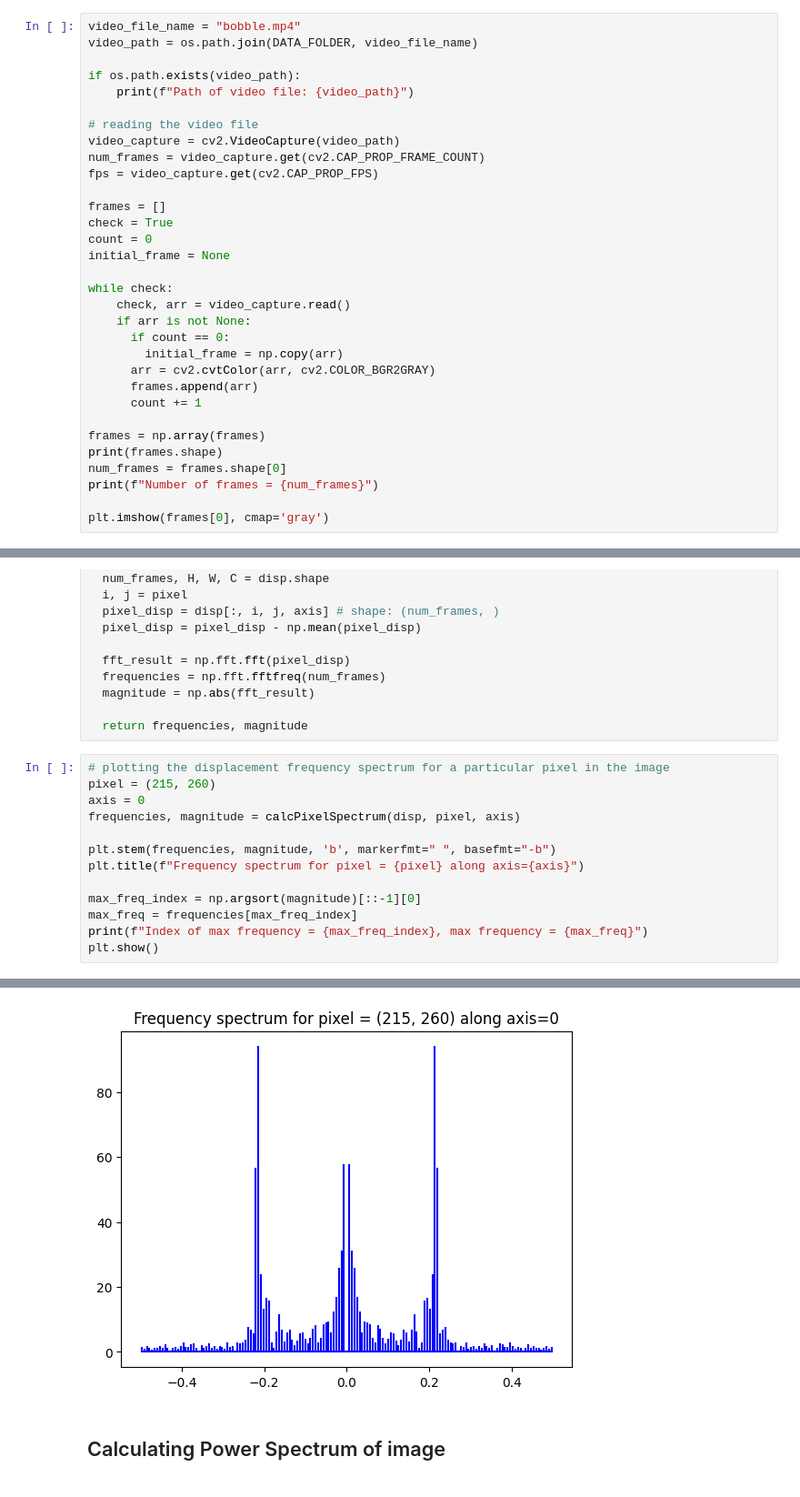
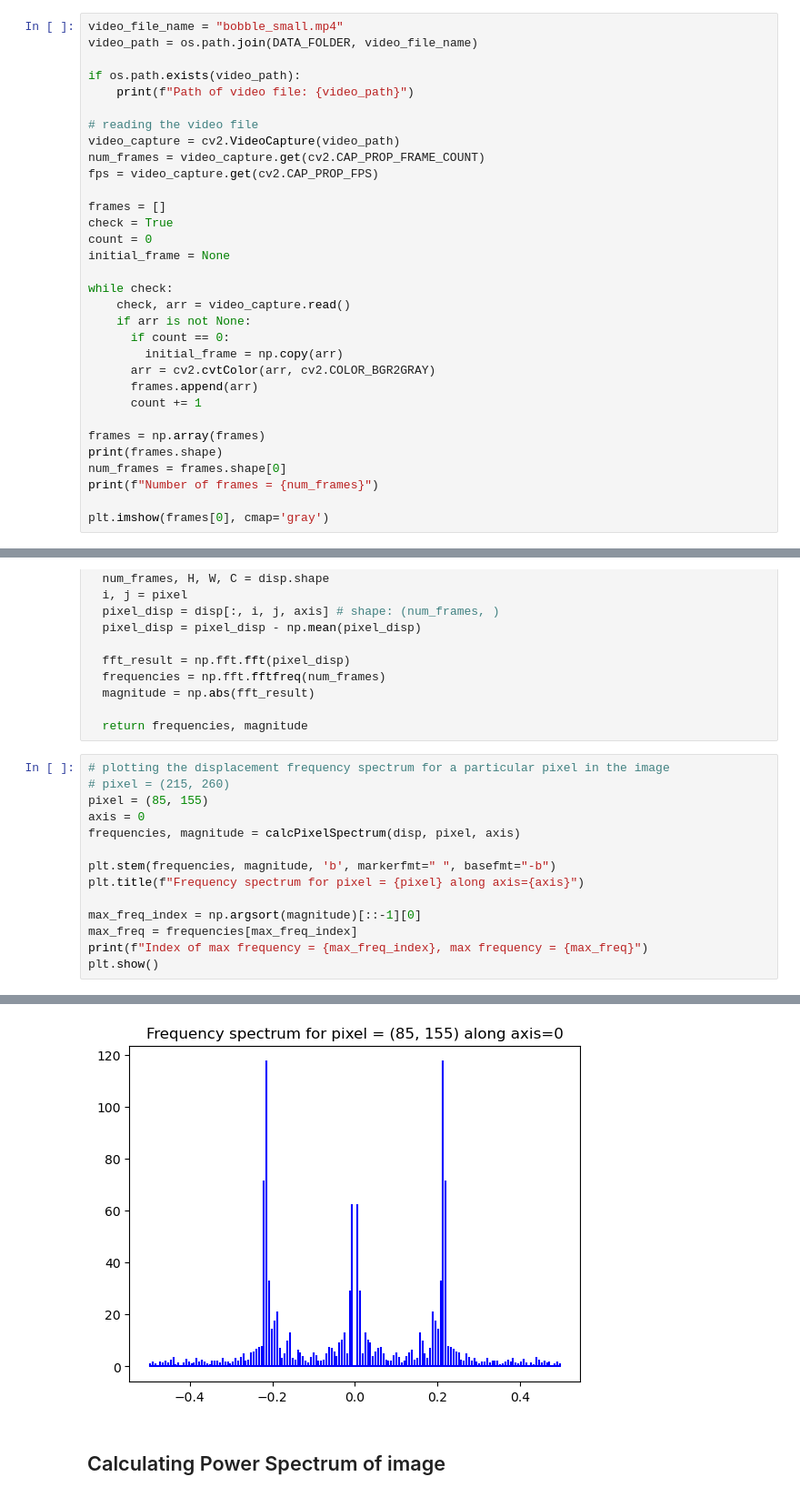
Before and after one commit to akshatsanghvi211103/DIP_Project, a Jupyter notebook: previous_modal_analysis.ipynb, the cells around one changed output, grey strips where cells are left out. Shown: that part at 91% size. Drawn from its saved outputs; the diff is of its cells as text.

```diff
--- a/previous_modal_analysis.ipynb
+++ b/previous_modal_analysis.ipynb
@@ -31,7 +31,7 @@ def saveFramesToVideo(frames, savepath, fps=1):
   print(f"Saving video to {savepath}")
   video.release()
 # %%
-video_file_name = "bobble.mp4"
+video_file_name = "bobble_small.mp4"
 video_path = os.path.join(DATA_FOLDER, video_file_name)
 
 if os.path.exists(video_path):
@@ -192,7 +192,8 @@ def calcPixelSpectrum(disp, pixel, axis=0):
   return frequencies, magnitude
 # %%
 # plotting the displacement frequency spectrum for a particular pixel in the image
-pixel = (215, 260)
+# pixel = (215, 260)
+pixel = (85, 155)
 axis = 0
 frequencies, magnitude = calcPixelSpectrum(disp, pixel, axis)
 
@@ -208,4 +209,4 @@ Index of max frequency = 34, max frequency = 0.2138364779874214
-[figure, old version]
+[figure, new version]
 # %% [markdown]
 ## Calculating Power Spectrum of image
 # %%
```
Also changed, not shown: parts of 13 cells of this notebook, 1 other file.
